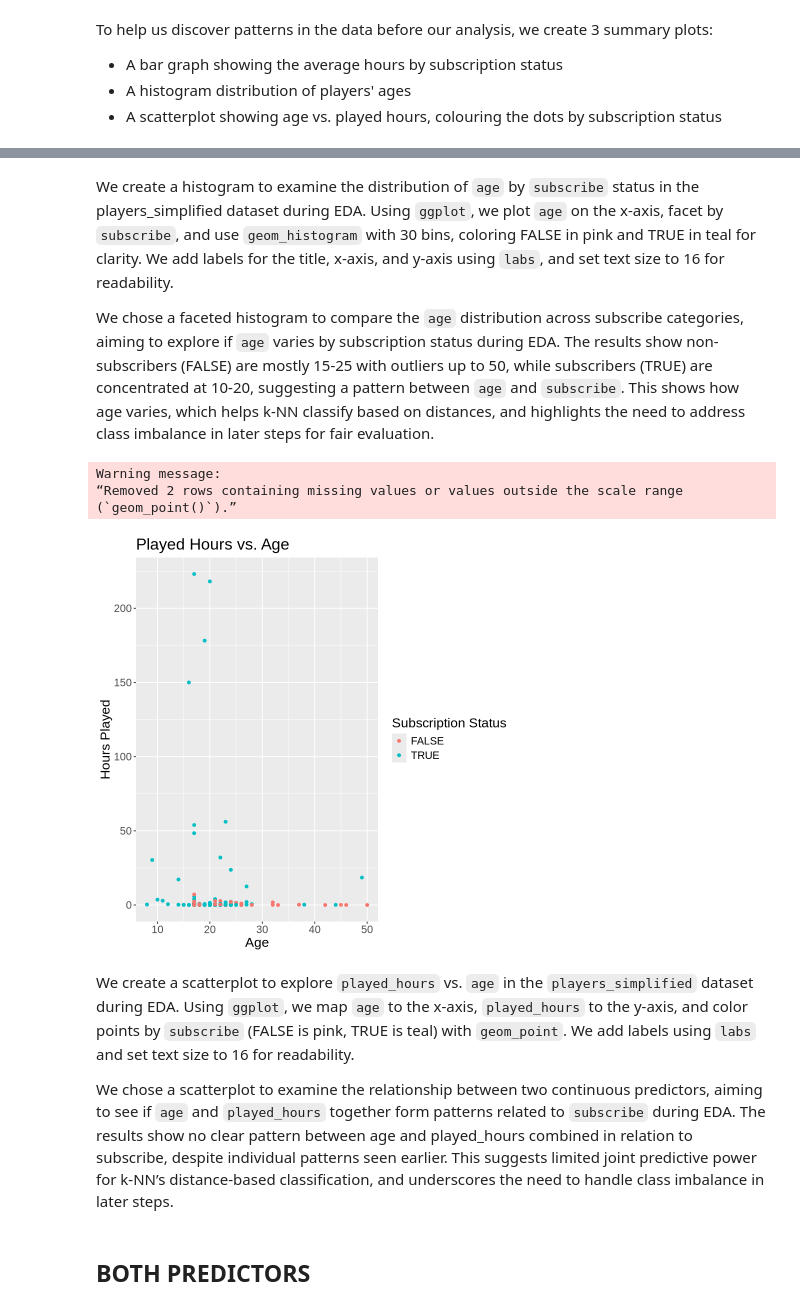
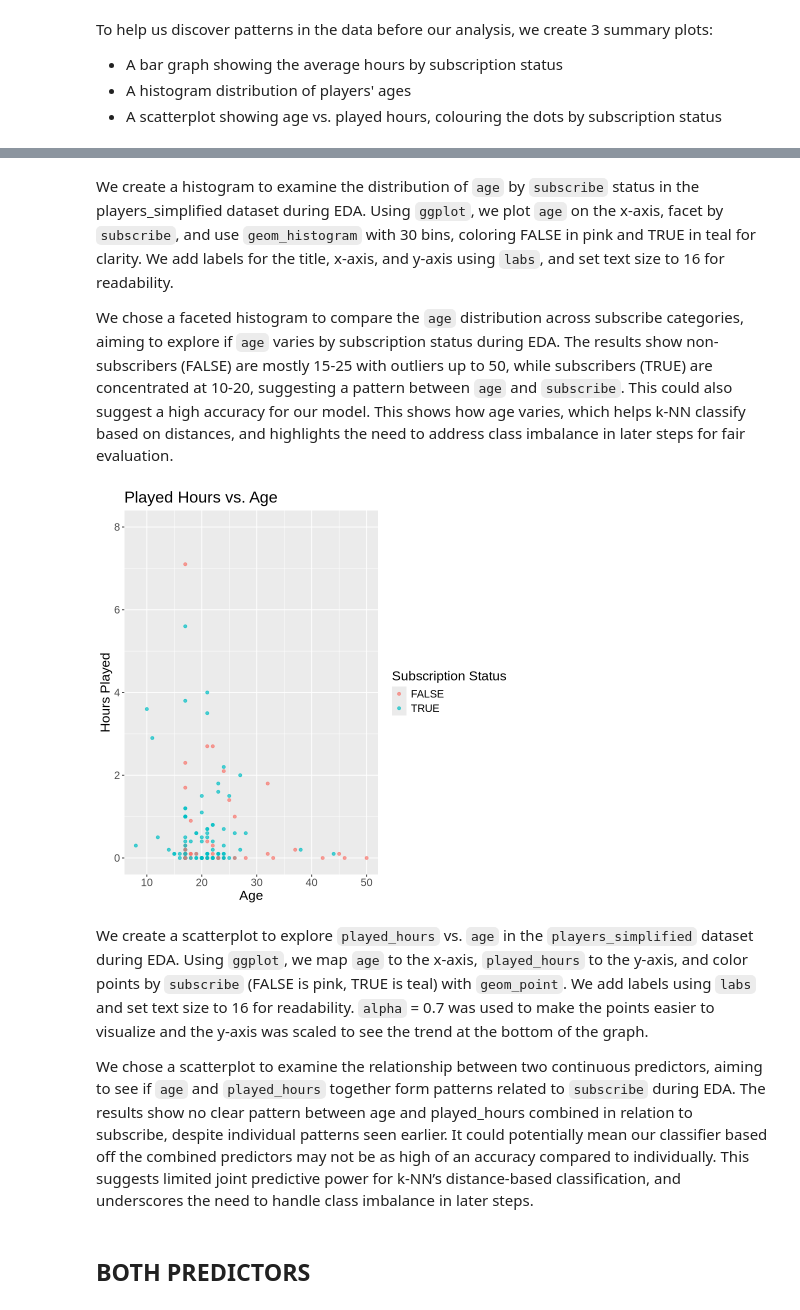
Before and after one commit to justin-pilson/dsci-100-project-2025w2-group-31, a Jupyter notebook: group-project-main-file.ipynb, the cells around one changed output, grey strips where cells are left out. Drawn from its saved outputs; the diff is of its cells as text; code cells hidden in the pictures.

Commit message:
fixed the error in the model

```diff
--- a/group-project-main-file.ipynb
+++ b/group-project-main-file.ipynb
@@ -66,6 +81,7 @@ We wrangle and tidy the data by removing unnecessary variables, keeping only pla
 # %%
 players_simplified <- players |>
     mutate(age = Age) |>
+    filter(age > 0 ) |>
     select(age, subscribe, played_hours)
 
 players_simplified
@@ -139,26 +153,24 @@ Warning message:
 # %% [markdown]
 We create a histogram to examine the distribution of `age` by `subscribe` status in the players_simplified dataset during EDA. Using `ggplot`, we plot `age` on the x-axis, facet by `subscribe`, and use `geom_histogram` with 30 bins, coloring FALSE in pink and TRUE in teal for clarity. We add labels for the title, x-axis, and y-axis using `labs`, and set text size to 16 for readability.
 
-We chose a faceted histogram to compare the `age` distribution across subscribe categories, aiming to explore if `age` varies by subscription status during EDA. The results show non-subscribers (FALSE) are mostly 15-25 with outliers up to 50, while subscribers (TRUE) are concentrated at 10-20, suggesting a pattern between `age` and `subscribe`. This shows how age varies, which helps k-NN classify based on distances, and highlights the need to address class imbalance in later steps for fair evaluation.
+We chose a faceted histogram to compare the `age` distribution across subscribe categories, aiming to explore if `age` varies by subscription status during EDA. The results show non-subscribers (FALSE) are mostly 15-25 with outliers up to 50, while subscribers (TRUE) are concentrated at 10-20, suggesting a pattern between `age` and `subscribe`. This could also suggest a high accuracy for our model. This shows how age varies, which helps k-NN classify based on distances, and highlights the need to address class imbalance in later steps for fair evaluation.
 # %%
 age_vs_hours_plot <- players_simplified |>
     ggplot(aes(x = age, y = played_hours, colour = subscribe)) +
-        geom_point() +
+        geom_point(alpha = 0.7) +
         labs(x = 'Age',
              y = 'Hours Played',
              colour = 'Subscription Status',
              title = 'Played Hours vs. Age') +
-             theme(text = element_text(size = 16))
+             theme(text = element_text(size = 16)) +
+    coord_cartesian(ylim = c(0, 8))
 
 age_vs_hours_plot
 # %% [output]
-Warning message:
-“Removed 2 rows containing missing values or values outside the scale range
-(`geom_point()`).”
-[figure, old version]
+[figure, new version]
 # %% [markdown]
-We create a scatterplot to explore `played_hours` vs. `age` in the `players_simplified` dataset during EDA. Using `ggplot`, we map `age` to the x-axis, `played_hours` to the y-axis, and color points by `subscribe` (FALSE is pink, TRUE is teal) with `geom_point`. We add labels using `labs` and set text size to 16 for readability.
+We create a scatterplot to explore `played_hours` vs. `age` in the `players_simplified` dataset during EDA. Using `ggplot`, we map `age` to the x-axis, `played_hours` to the y-axis, and color points by `subscribe` (FALSE is pink, TRUE is teal) with `geom_point`. We add labels using `labs` and set text size to 16 for readability. `alpha` = 0.7 was used to make the points easier to visualize and the y-axis was scaled to see the trend at the bottom of the graph.
 
-We chose a scatterplot to examine the relationship between two continuous predictors, aiming to see if `age` and `played_hours` together form patterns related to `subscribe` during EDA. The results show no clear pattern between age and played_hours combined in relation to subscribe, despite individual patterns seen earlier. This suggests limited joint predictive power for k-NN’s distance-based classification, and underscores the need to handle class imbalance in later steps.
+We chose a scatterplot to examine the relationship between two continuous predictors, aiming to see if `age` and `played_hours` together form patterns related to `subscribe` during EDA. The results show no clear pattern between age and played_hours combined in relation to subscribe, despite individual patterns seen earlier. It could potentially mean our classifier based off the combined predictors may not be as high of an accuracy compared to individually. This suggests limited joint predictive power for k-NN’s distance-based classification, and underscores the need to handle class imbalance in later steps.
 # %% [markdown]
 ## BOTH PREDICTORS
```
Also changed, not shown: parts of 20 cells of this notebook.
